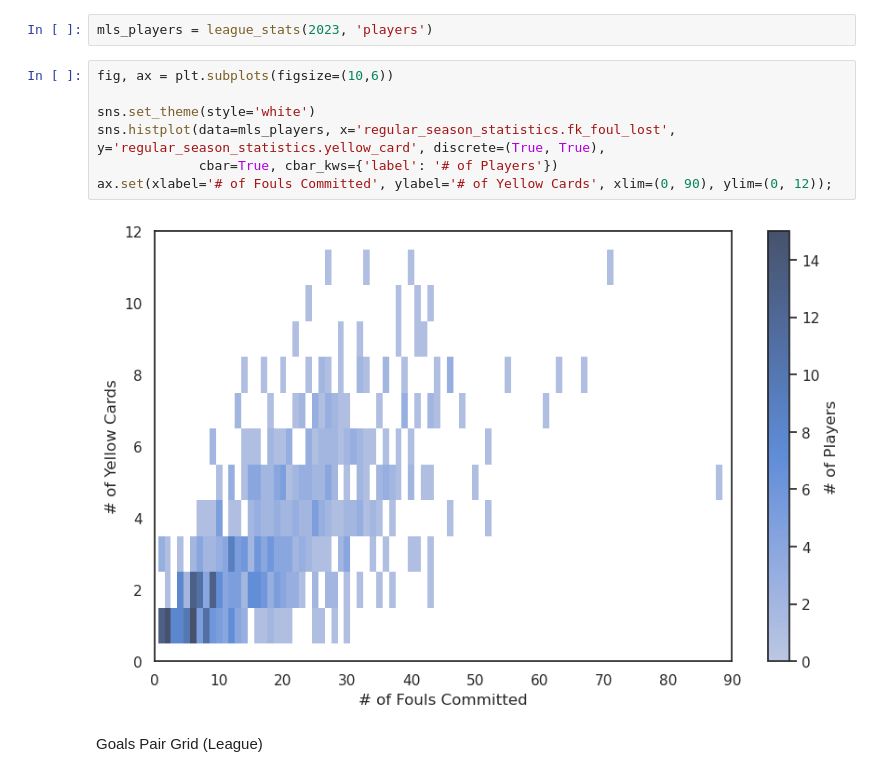
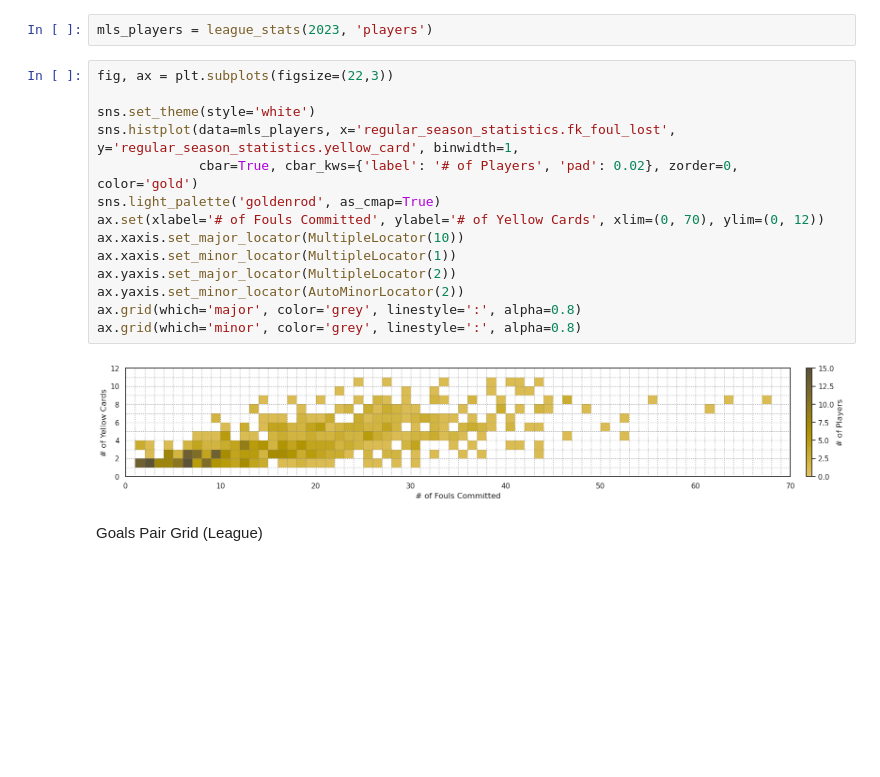
Before and after one commit to gtorrini/portfolio, a Jupyter notebook: data/mls_demo.ipynb, the cells around one changed output. Cells and saved outputs as stored; diff of their text form; blank space fills up the shorter version.

Commit message:
Restyled misconduct histogram

```diff
--- a/data/mls_demo.ipynb
+++ b/data/mls_demo.ipynb
@@ -53,14 +54,21 @@ Yellow Cards and Fouls Lost Bivariate Histogram (League)
 # %%
 mls_players = league_stats(2023, 'players')
 # %%
-fig, ax = plt.subplots(figsize=(10,6))
+fig, ax = plt.subplots(figsize=(22,3))
 
 sns.set_theme(style='white')
-sns.histplot(data=mls_players, x='regular_season_statistics.fk_foul_lost', y='regular_season_statistics.yellow_card', discrete=(True, True),
-             cbar=True, cbar_kws={'label': '# of Players'})
-ax.set(xlabel='# of Fouls Committed', ylabel='# of Yellow Cards', xlim=(0, 90), ylim=(0, 12));
+sns.histplot(data=mls_players, x='regular_season_statistics.fk_foul_lost', y='regular_season_statistics.yellow_card', binwidth=1,
+             cbar=True, cbar_kws={'label': '# of Players', 'pad': 0.02}, zorder=0, color='gold')
+sns.light_palette('goldenrod', as_cmap=True)
+ax.set(xlabel='# of Fouls Committed', ylabel='# of Yellow Cards', xlim=(0, 70), ylim=(0, 12))
+ax.xaxis.set_major_locator(MultipleLocator(10))
+ax.xaxis.set_minor_locator(MultipleLocator(1))
+ax.yaxis.set_major_locator(MultipleLocator(2))
+ax.yaxis.set_minor_locator(AutoMinorLocator(2))
+ax.grid(which='major', color='grey', linestyle=':', alpha=0.8)
+ax.grid(which='minor', color='grey', linestyle=':', alpha=0.8)
 # %% [output]
-[figure, old version]
+[figure, new version]
 # %% [markdown]
 Goals Pair Grid (League)
 # %%
```
Also changed, not shown: parts of 9 cells of this notebook.
